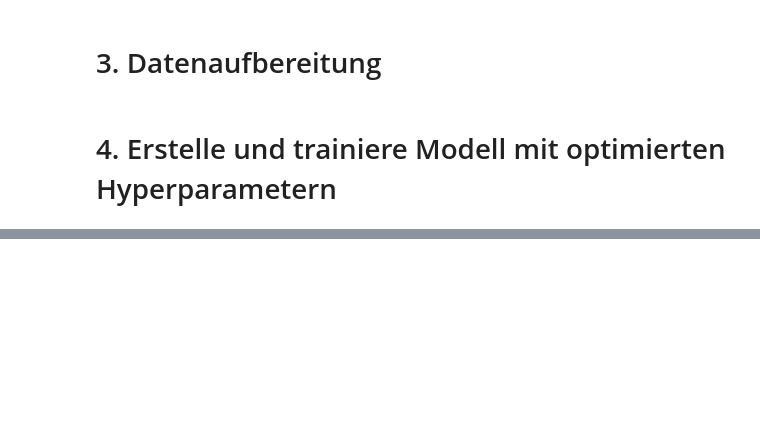
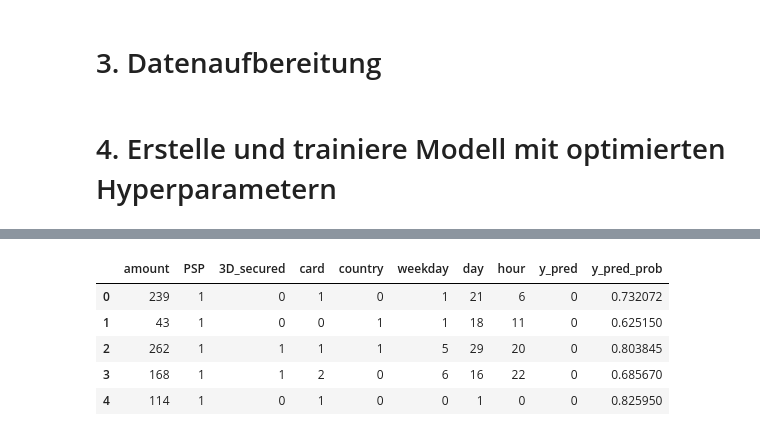
Before and after one commit to sebastianiu/Prognosemodell_Online_Kreditzahlungsverkehr, a Jupyter notebook: models/prod/prognose_model_prod.ipynb, the cells around one changed output, grey strips where cells are left out. Drawn from its saved outputs; the diff is of its cells as text; code cells hidden in the pictures; blank space fills up the shorter version.

```diff
--- a/models/prod/prognose_model_prod.ipynb
+++ b/models/prod/prognose_model_prod.ipynb
@@ -84,0 +88,22 @@ AUC-Wert: 0.76
+# %%
+# Neue Transaktionen per Zufall aus Bestand erzeugen
+Transaktionen_sample = ML_Daten.sample(frac=0.01)
+# %%
+# Pro Datenzeile Duplikat für jedes PSP erzeugen, damit Prognosemodell Vorhersage für jeden PSP pro Transaktion erzeugt
+daten1 =   Transaktionen_sample[['amount','PSP','3D_secured','card','country','weekday','day','hour']].copy(deep=True)
+daten1.PSP = 'Moneycard'
+daten2 =   Transaktionen_sample[['amount','PSP','3D_secured','card','country','weekday','day','hour']].copy(deep=True)
+daten2.PSP = 'Goldcard'
+daten3 =   Transaktionen_sample[['amount','PSP','3D_secured','card','country','weekday','day','hour']].copy(deep=True)
+daten3.PSP = 'UK_Card'
+daten4 =   Transaktionen_sample[['amount','PSP','3D_secured','card','country','weekday','day','hour']].copy(deep=True)
+daten4.PSP = 'Simplecard'
+
+# Alle Datenzeilen  konkantinieren = untereinander anfügen
+Transaktionen_neu = pd.concat([daten1,daten2,daten3,daten4])
+
+# PSP-Daten für Weitereverarbeitung wieder Enkodieren
+Transaktionen_neu['PSP'] = label_encoder_PSP.fit_transform(Transaktionen_neu['PSP'])
+
+Transaktionen_neu = Transaktionen_neu.reset_index()
+del Transaktionen_neu['index']
@@ -84,0 +123,18 @@ AUC-Wert: 0.76
+# %%
+# für neue Transaktionen erzeugen
+y_pred = XGB_final.predict(Transaktionen_neu)
+y_pred_probs = XGB_final.predict_proba(Transaktionen_neu)
+y_pred_probs = y_pred_probs[:,0]
+
+Transaktionen_neu_pred = pd.DataFrame({'y_pred':y_pred,'y_pred_prob':y_pred_probs})
+# %%
+Transaktionen_neu = pd.concat([Transaktionen_neu,Transaktionen_neu_pred],axis=1)
+# %%
+Transaktionen_neu.head()
+# %% [output]
+|  | amount | PSP | 3D_secured | card | country | weekday | day | hour | y_pred | y_pred_prob |
+| 0 | 239 | 1 | 0 | 1 | 0 | 1 | 21 | 6 | 0 | 0.732072 |
+| 1 | 43 | 1 | 0 | 0 | 1 | 1 | 18 | 11 | 0 | 0.625150 |
+| 2 | 262 | 1 | 1 | 1 | 1 | 5 | 29 | 20 | 0 | 0.803845 |
+| 3 | 168 | 1 | 1 | 2 | 0 | 6 | 16 | 22 | 0 | 0.685670 |
+| 4 | 114 | 1 | 0 | 1 | 0 | 0 | 1 | 0 | 0 | 0.825950 |
```
Also changed, not shown: parts of 9 cells of this notebook.
